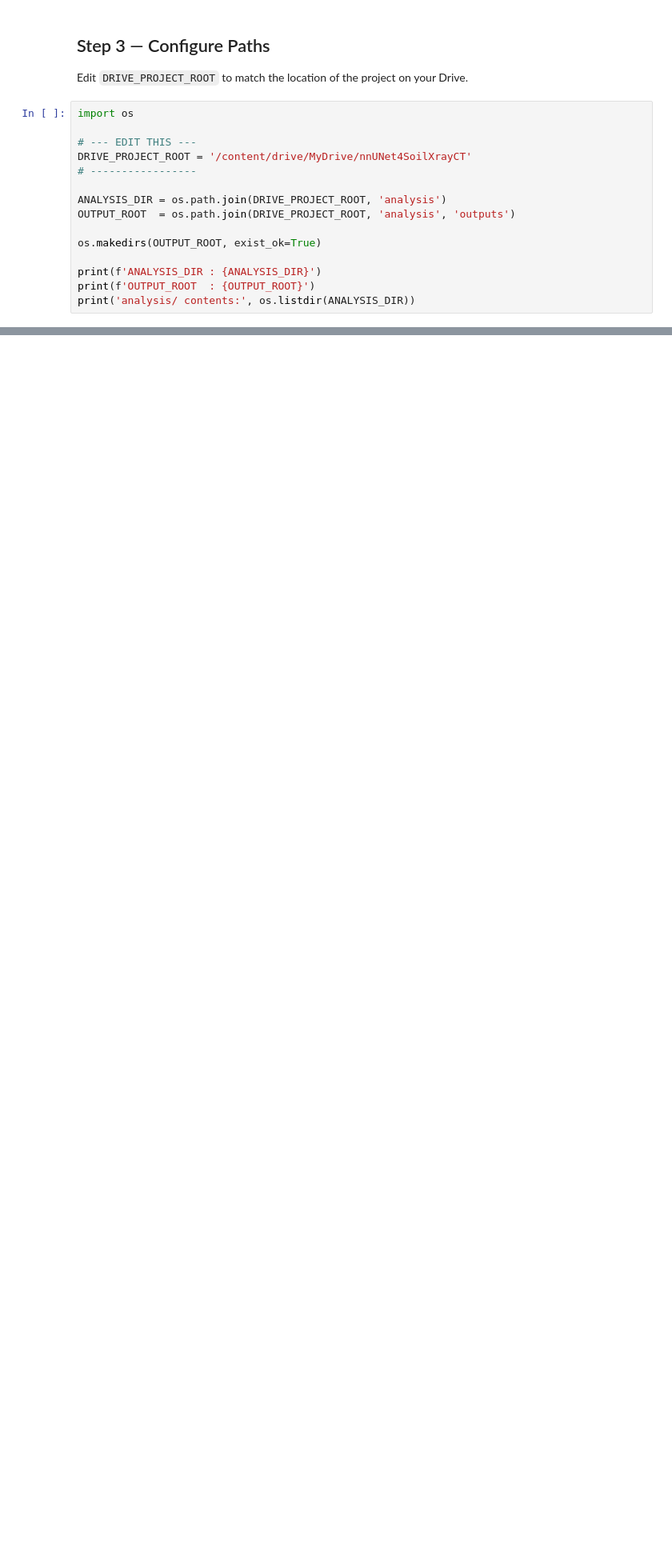
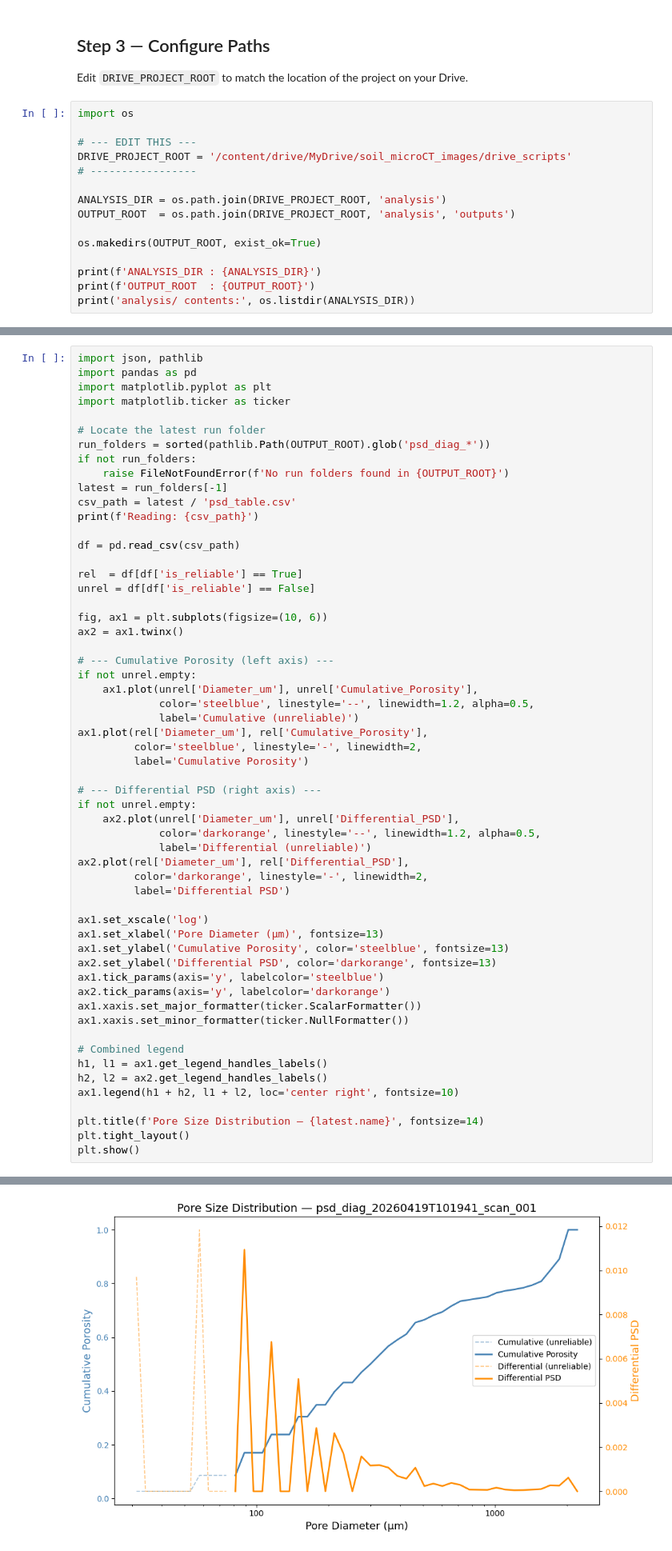
Before and after one commit to agrorony/nnUNet4SoilXrayCT, a Jupyter notebook: analysis/colab_psd_diagnostics.ipynb, the cells around one changed output, grey strips where cells are left out. Shown at 80% size. Saved outputs shown, nothing was run; the diff lists cells and outputs as text; blank space fills up the shorter version.

```diff
--- a/analysis/colab_psd_diagnostics.ipynb
+++ b/analysis/colab_psd_diagnostics.ipynb
@@ -38,7 +59,7 @@ Edit `DRIVE_PROJECT_ROOT` to match the location of the project on your Drive.
 import os
 
 # --- EDIT THIS ---
-DRIVE_PROJECT_ROOT = '/content/drive/MyDrive/nnUNet4SoilXrayCT'
+DRIVE_PROJECT_ROOT = '/content/drive/MyDrive/soil_microCT_images/drive_scripts'
 # -----------------
 
 ANALYSIS_DIR = os.path.join(DRIVE_PROJECT_ROOT, 'analysis')
@@ -124,0 +226,58 @@ else:
+# %%
+import json, pathlib
+import pandas as pd
+import matplotlib.pyplot as plt
+import matplotlib.ticker as ticker
+
+# Locate the latest run folder
+run_folders = sorted(pathlib.Path(OUTPUT_ROOT).glob('psd_diag_*'))
+if not run_folders:
+    raise FileNotFoundError(f'No run folders found in {OUTPUT_ROOT}')
+latest = run_folders[-1]
+csv_path = latest / 'psd_table.csv'
+print(f'Reading: {csv_path}')
+
+df = pd.read_csv(csv_path)
+
+rel  = df[df['is_reliable'] == True]
+unrel = df[df['is_reliable'] == False]
+
+fig, ax1 = plt.subplots(figsize=(10, 6))
+ax2 = ax1.twinx()
+
+# --- Cumulative Porosity (left axis) ---
+if not unrel.empty:
+    ax1.plot(unrel['Diameter_um'], unrel['Cumulative_Porosity'],
+             color='steelblue', linestyle='--', linewidth=1.2, alpha=0.5,
+             label='Cumulative (unreliable)')
+ax1.plot(rel['Diameter_um'], rel['Cumulative_Porosity'],
+         color='steelblue', linestyle='-', linewidth=2,
+         label='Cumulative Porosity')
+
+# --- Differential PSD (right axis) ---
+if not unrel.empty:
+    ax2.plot(unrel['Diameter_um'], unrel['Differential_PSD'],
+             color='darkorange', linestyle='--', linewidth=1.2, alpha=0.5,
+             label='Differential (unreliable)')
+ax2.plot(rel['Diameter_um'], rel['Differential_PSD'],
+         color='darkorange', linestyle='-', linewidth=2,
+         label='Differential PSD')
+
+ax1.set_xscale('log')
+ax1.set_xlabel('Pore Diameter (µm)', fontsize=13)
+ax1.set_ylabel('Cumulative Porosity', color='steelblue', fontsize=13)
+ax2.set_ylabel('Differential PSD', color='darkorange', fontsize=13)
+ax1.tick_params(axis='y', labelcolor='steelblue')
+ax2.tick_params(axis='y', labelcolor='darkorange')
+ax1.xaxis.set_major_formatter(ticker.ScalarFormatter())
+ax1.xaxis.set_minor_formatter(ticker.NullFormatter())
+
+# Combined legend
+h1, l1 = ax1.get_legend_handles_labels()
+h2, l2 = ax2.get_legend_handles_labels()
+ax1.legend(h1 + h2, l1 + l2, loc='center right', fontsize=10)
+
+plt.title(f'Pore Size Distribution — {latest.name}', fontsize=14)
+plt.tight_layout()
+plt.show()
+# %% [output]
@@ -124,0 +285 @@ else:
+[figure, added]
```
Also changed, not shown: parts of 9 cells of this notebook.
